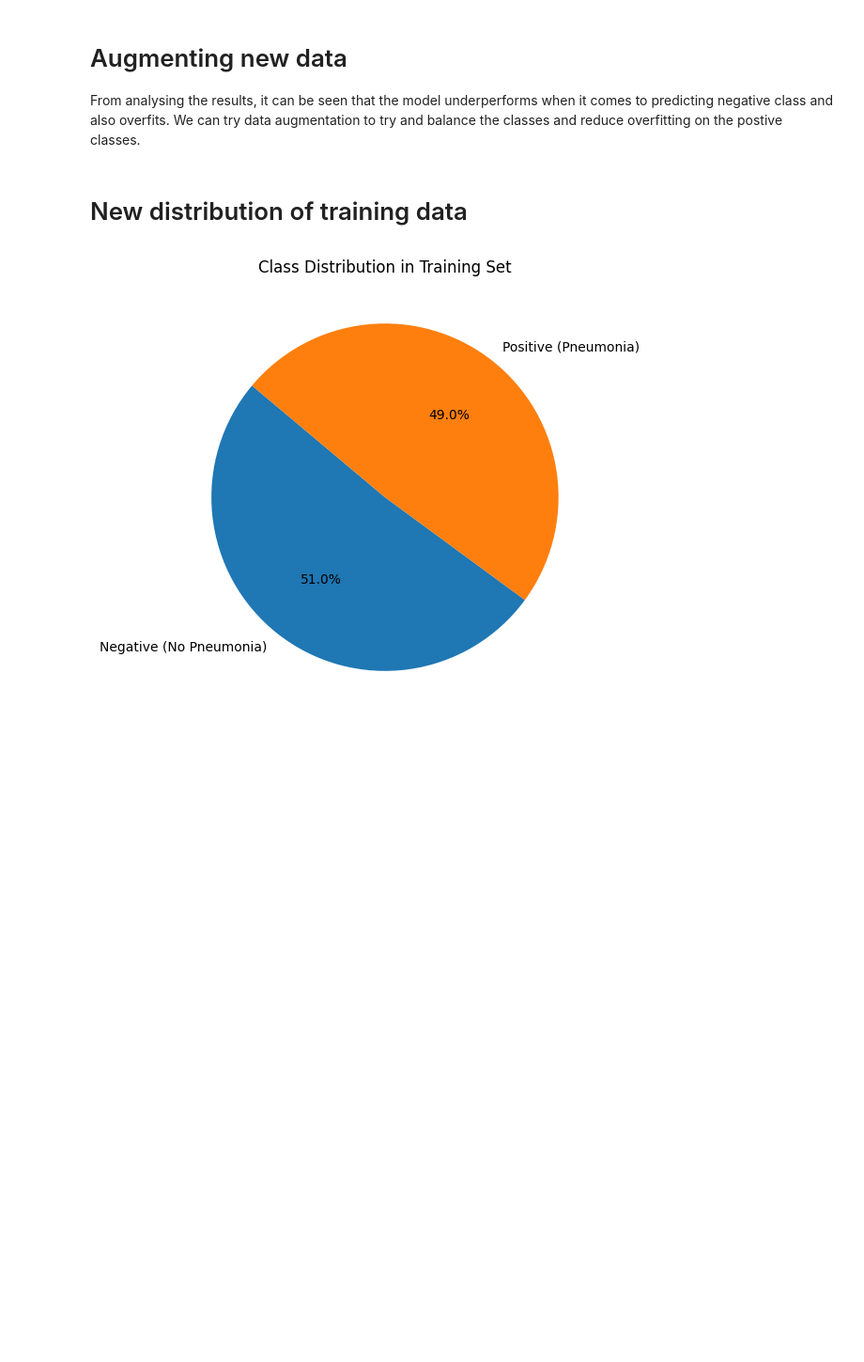
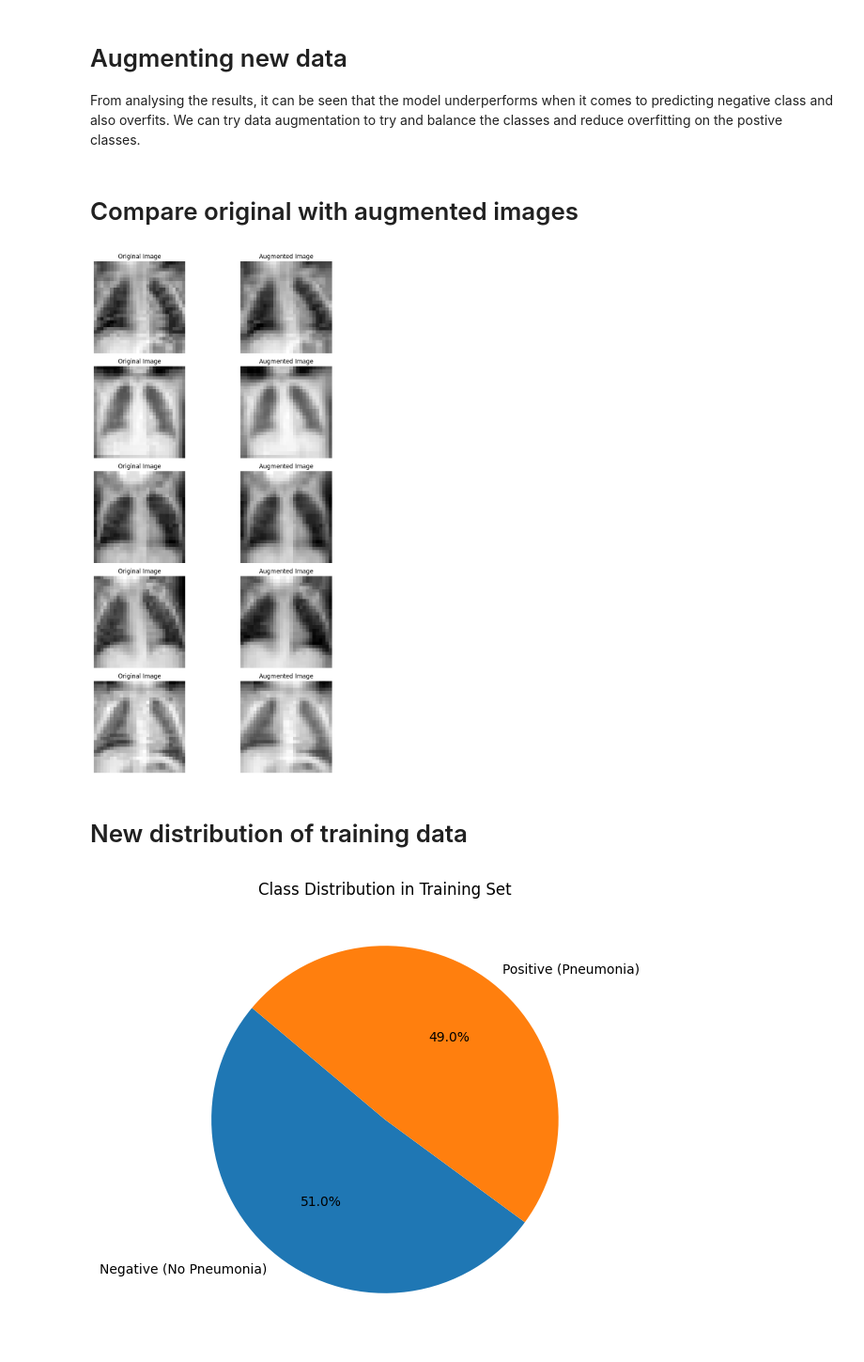
Before and after one commit to sgno28/AML_assignment_23_24, a Jupyter notebook: A/task_a.ipynb, the cells around one changed output. Shown at 94% size. Cells and saved outputs as stored; diff of their text form; code cells hidden in the pictures; blank space fills up the shorter version.

```diff
--- a/A/task_a.ipynb
+++ b/A/task_a.ipynb
@@ -293,7 +294,7 @@ from tensorflow.keras.preprocessing.image import ImageDataGenerator
 from sklearn.utils import shuffle
 import math
 
-# get counts for negative and positive classes
+# # get counts for negative and positive classes
 negative_train_count = train_count[0]
 positive_train_count = train_count[1]
 # calc how much augmented data is needed
@@ -304,13 +305,8 @@ augment_per_image = math.ceil(total_synthetic_needed / negative_train_count)
 negative_class_indices = np.where(np.argmax(train_labels_conv, axis=1) == 0)[0]
 
 datagen = ImageDataGenerator(
-    rotation_range=10,
-    width_shift_range=0.1,
-    height_shift_range=0.1,
-    shear_range=0.1,
+    rotation_range=15,
     zoom_range=0.1,
-    horizontal_flip=True,
-    fill_mode='nearest'
 )
 
 augmented_images = []
@@ -332,8 +328,37 @@ augmented_labels = np.array(augmented_labels)
 # Combine with original training data
 train_images_balanced = np.concatenate((train_images_exp, augmented_images))
 train_labels_balanced = np.concatenate((train_labels_conv, augmented_labels))
-# shuffle images
 train_images_balanced, train_labels_balanced = shuffle(train_images_balanced, train_labels_balanced)
+# %% [markdown]
+# Compare original with augmented images
+# %%
+# Choose a small number of original images to display
+num_images_to_display = 5
+
+# Set up a plot
+fig, axes = plt.subplots(num_images_to_display, 2, figsize=(10, num_images_to_display * 3))
+
+# Select random indices from the negative class
+sample_indices = np.random.choice(negative_class_indices, num_images_to_display, replace=False)
+
+for i, idx in enumerate(sample_indices):
+    # Display original image
+    axes[i, 0].imshow(train_images_exp[idx].reshape(28, 28), cmap='gray')
+    axes[i, 0].set_title("Original Image")
+    axes[i, 0].axis('off')
+
+    # Generate and display one augmented image
+    img = train_images_exp[idx].reshape((1,) + train_images_exp[idx].shape)
+    for x in datagen.flow(img, batch_size=1):
+        axes[i, 1].imshow(x[0].reshape(28, 28), cmap='gray')
+        axes[i, 1].set_title("Augmented Image")
+        axes[i, 1].axis('off')
+        break  # Only generate one augmented image for comparison
+
+plt.tight_layout()
+plt.show()
+# %% [output]
+[figure, added]
 # %% [markdown]
 # New distribution of training data
 # %%
```
Also changed, not shown: parts of 12 cells of this notebook, 5 other files.
